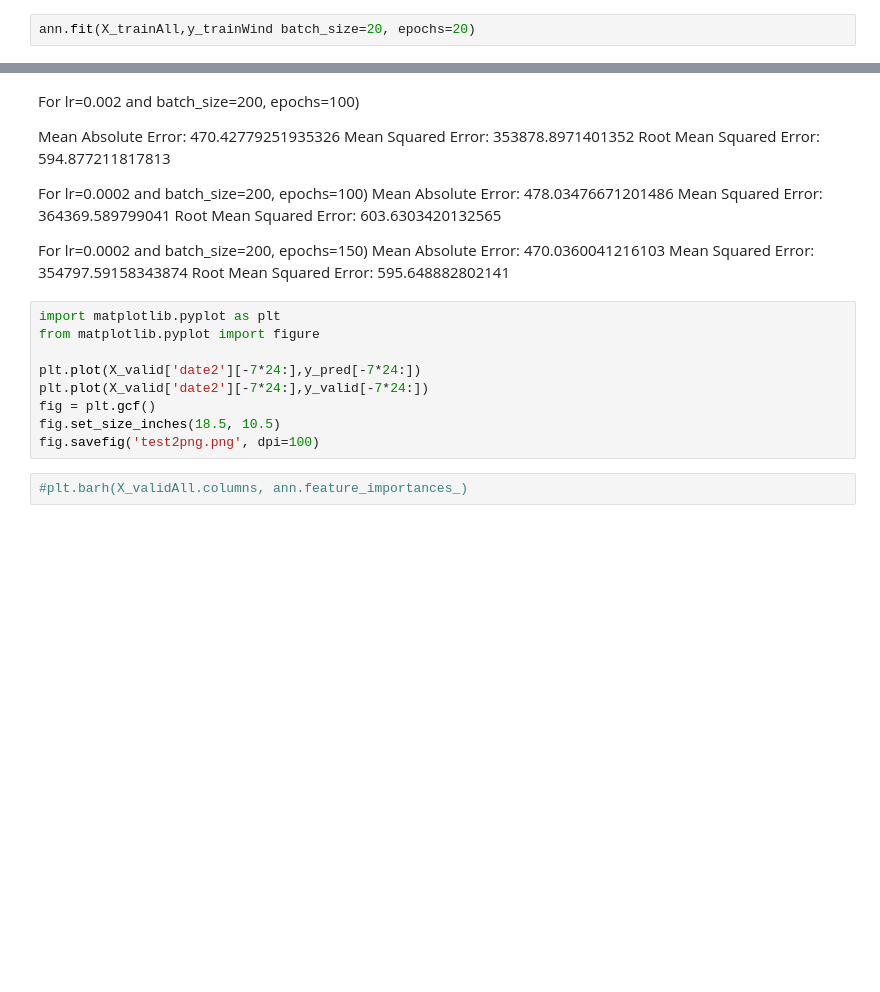
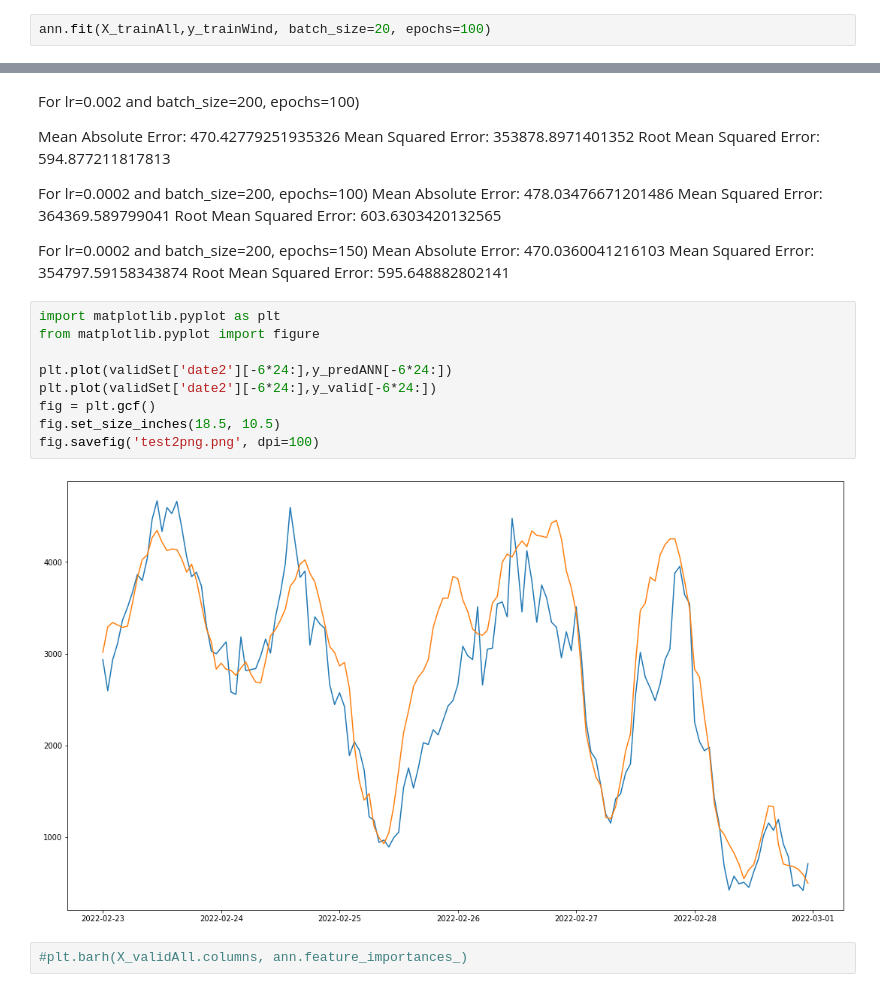
Before and after one commit to kevinTheQuigley/chargeTimeAnalytics, a Jupyter notebook: ChargeTimeMLFinal.ipynb, the cells around one changed output, grey strips where cells are left out. Cells and saved outputs as stored; diff of their text form; blank space fills up the shorter version.

```diff
--- a/ChargeTimeMLFinal.ipynb
+++ b/ChargeTimeMLFinal.ipynb
@@ -593,4 +678,4 @@ ann.compile(loss=tf.keras.losses.mae, # mae is short for mean absolute error
 # %%
 y_trainWind= trainSet.ActualWind
 # %%
-ann.fit(X_trainAll,y_trainWind batch_size=20, epochs=20)
+ann.fit(X_trainAll,y_trainWind, batch_size=20, epochs=100)
@@ -621,12 +731,14 @@ Root Mean Squared Error: 595.648882802141
 # %%
 import matplotlib.pyplot as plt
 from matplotlib.pyplot import figure
 
-plt.plot(X_valid['date2'][-7*24:],y_pred[-7*24:])
-plt.plot(X_valid['date2'][-7*24:],y_valid[-7*24:])
+plt.plot(validSet['date2'][-6*24:],y_predANN[-6*24:])
+plt.plot(validSet['date2'][-6*24:],y_valid[-6*24:])
 fig = plt.gcf()
 fig.set_size_inches(18.5, 10.5)
 fig.savefig('test2png.png', dpi=100)
+# %% [output]
+[figure, added]
 # %%
 #plt.barh(X_validAll.columns, ann.feature_importances_)
 # %% [markdown]
```
Also changed, not shown: parts of 92 cells of this notebook.
